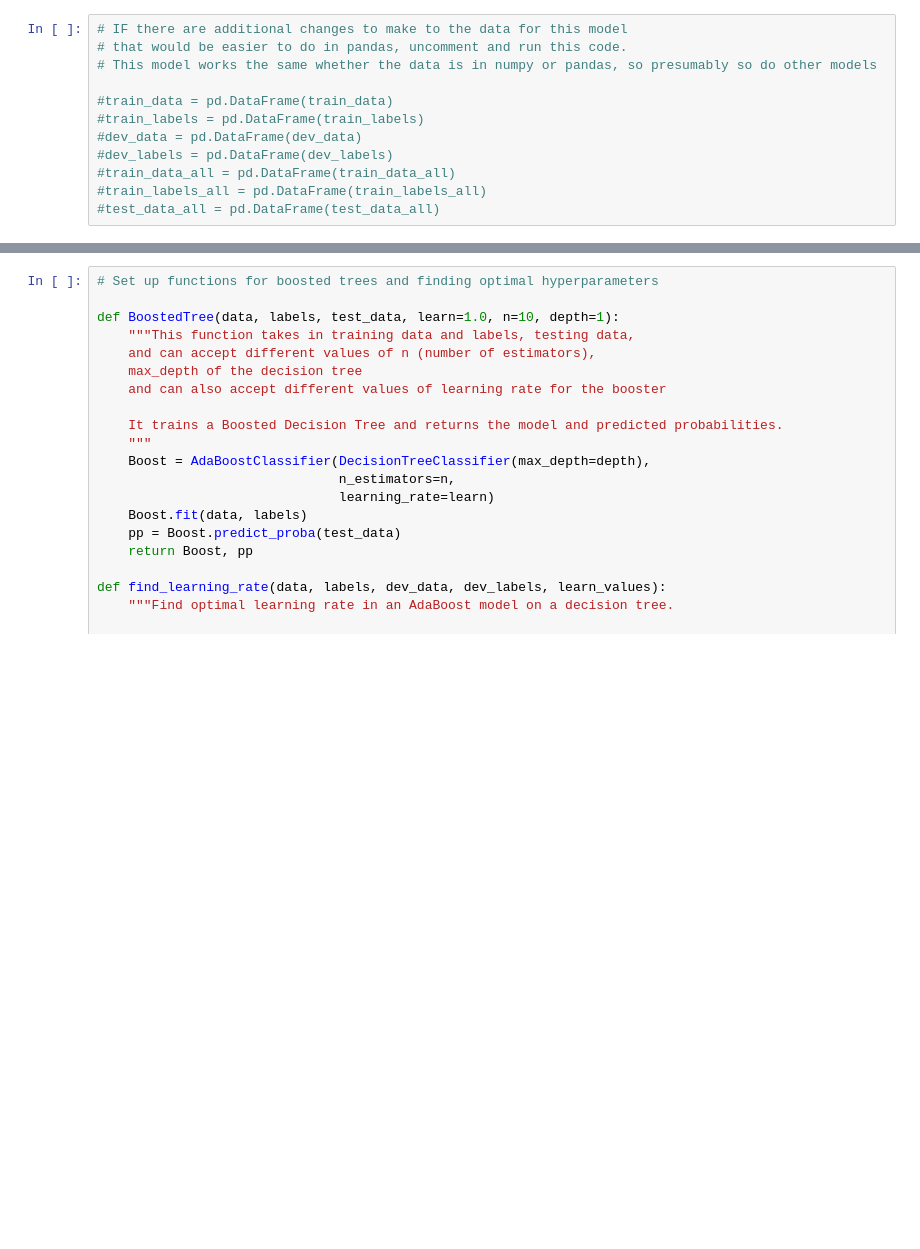
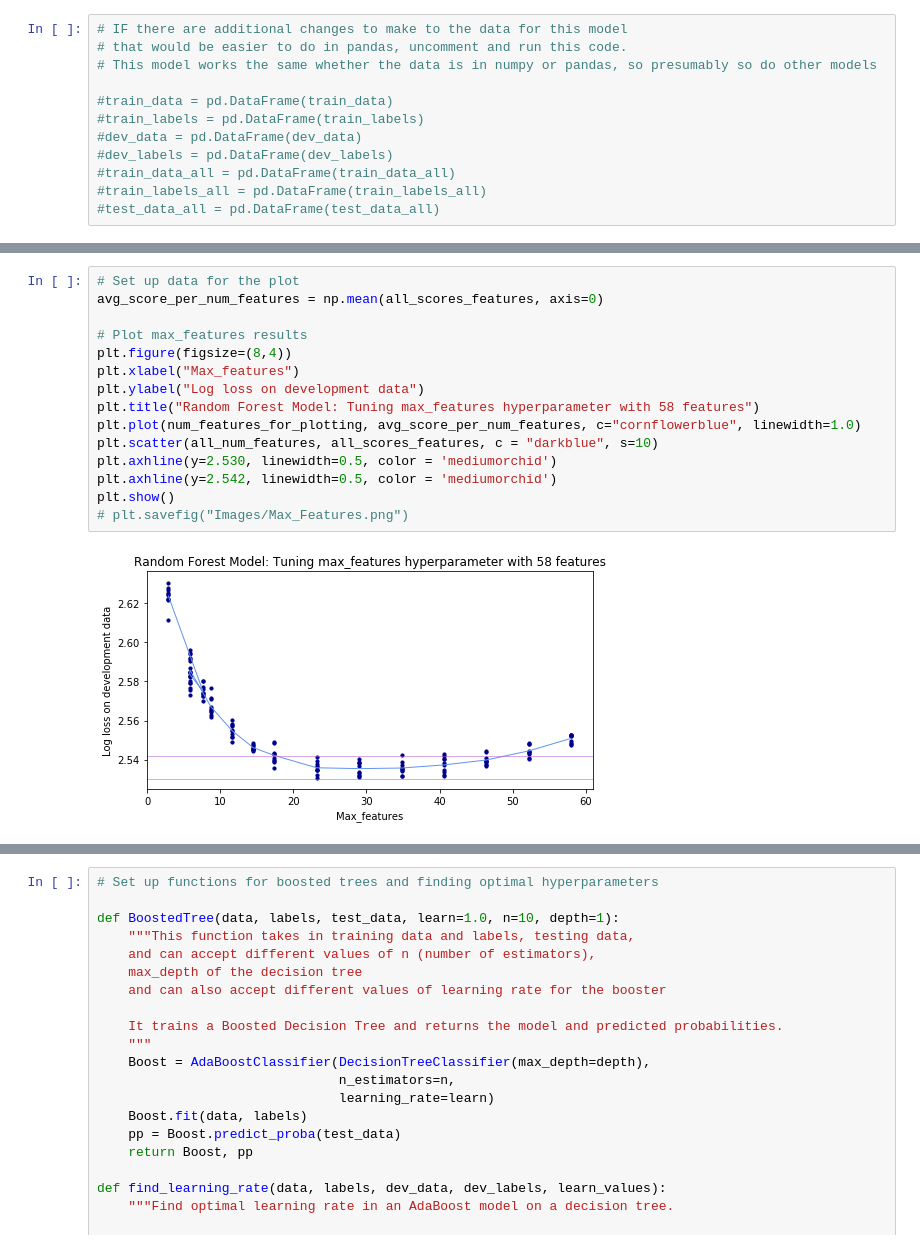
Before and after one commit to daxaurora/W207_CrimeClassification, a Jupyter notebook: W207 Final Project - Tree and Forest Models.ipynb, the cells around one changed output, grey strips where cells are left out. Drawn from its saved outputs; the diff is of its cells as text; blank space fills up the shorter version.

```diff
--- a/W207 Final Project - Tree and Forest Models.ipynb
+++ b/W207 Final Project - Tree and Forest Models.ipynb
@@ -148,0 +248,17 @@ depth = 16
+# %%
+# Set up data for the plot
+avg_score_per_num_features = np.mean(all_scores_features, axis=0)
+
+# Plot max_features results
+plt.figure(figsize=(8,4))
+plt.xlabel("Max_features")
+plt.ylabel("Log loss on development data")
+plt.title("Random Forest Model: Tuning max_features hyperparameter with 58 features")
+plt.plot(num_features_for_plotting, avg_score_per_num_features, c="cornflowerblue", linewidth=1.0)
+plt.scatter(all_num_features, all_scores_features, c = "darkblue", s=10)
+plt.axhline(y=2.530, linewidth=0.5, color = 'mediumorchid')
+plt.axhline(y=2.542, linewidth=0.5, color = 'mediumorchid')
+plt.show()
+# plt.savefig("Images/Max_Features.png")
+# %% [output]
+[figure, added]
```
Also changed, not shown: parts of 47 cells of this notebook, 3 other files.
